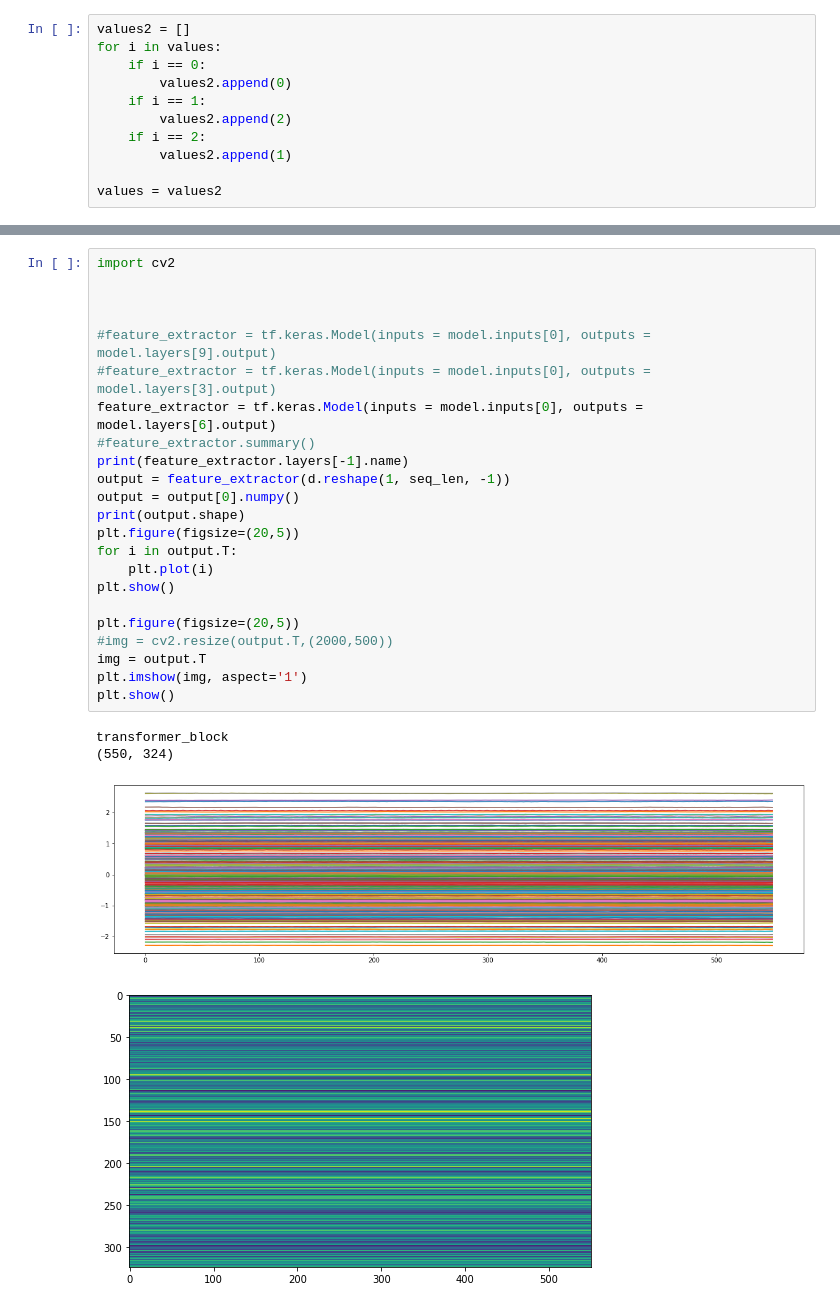
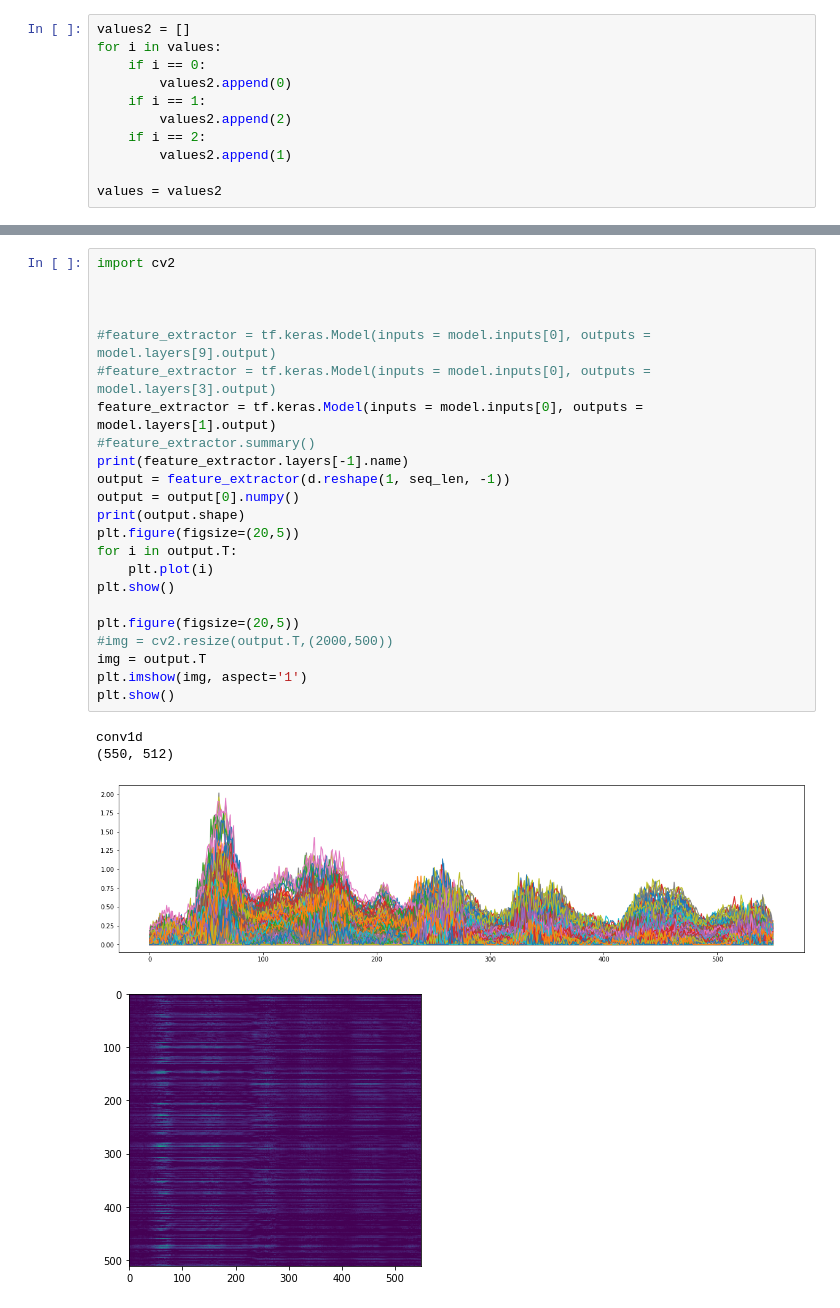
Before and after one commit to dercodeKoenig/trc-project, a Jupyter notebook: tx_large/test.ipynb, the cells around one changed output, grey strips where cells are left out. Cells and saved outputs as stored; diff of their text form.

```diff
--- a/tx_large/test.ipynb
+++ b/tx_large/test.ipynb
@@ -549,28 +550,28 @@ plt.show()
 # %%
 import cv2
 
 
 
 #feature_extractor = tf.keras.Model(inputs = model.inputs[0], outputs = model.layers[9].output)
 #feature_extractor = tf.keras.Model(inputs = model.inputs[0], outputs = model.layers[3].output)
-feature_extractor = tf.keras.Model(inputs = model.inputs[0], outputs = model.layers[6].output)
+feature_extractor = tf.keras.Model(inputs = model.inputs[0], outputs = model.layers[1].output)
 #feature_extractor.summary()
 print(feature_extractor.layers[-1].name)
 output = feature_extractor(d.reshape(1, seq_len, -1))
 output = output[0].numpy()
 print(output.shape)
 plt.figure(figsize=(20,5))
 for i in output.T:
     plt.plot(i)
 plt.show()
 
 plt.figure(figsize=(20,5))
 #img = cv2.resize(output.T,(2000,500))
 img = output.T
 plt.imshow(img, aspect='1')
 plt.show()
 # %% [output]
-transformer_block
-(550, 324)
+conv1d
+(550, 512)
-[figure, old version]
+[figure, new version]
-[figure, old version]
+[figure, new version]
```
Also changed, not shown: parts of 4 cells of this notebook, 5 other files.
